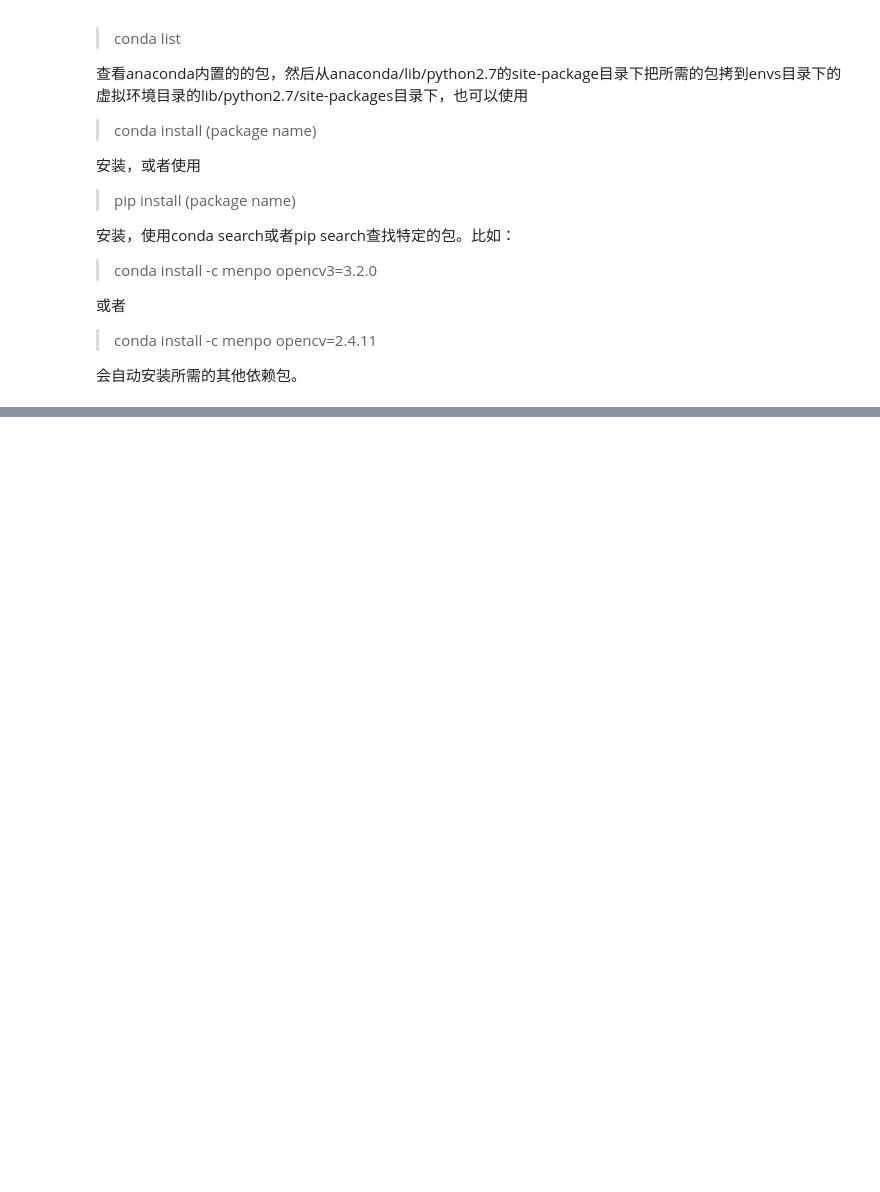
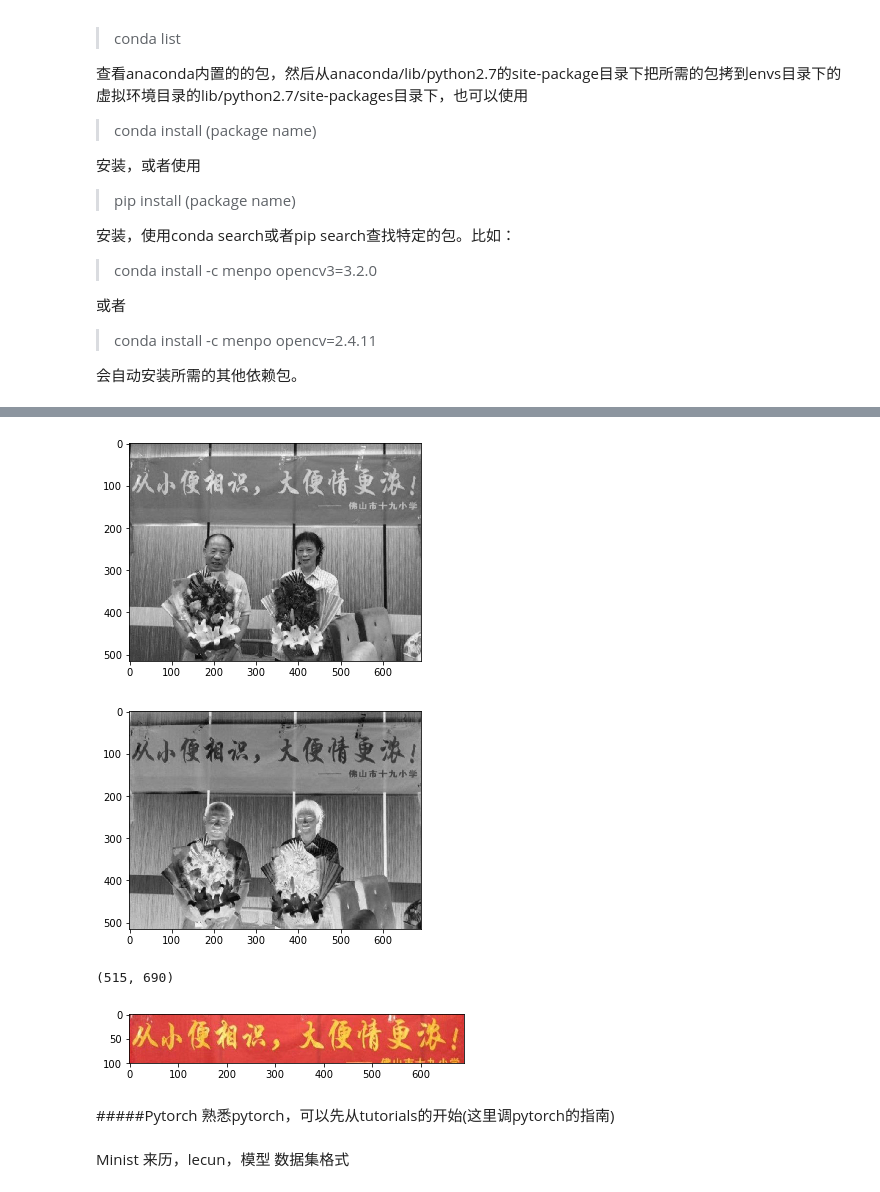
Before and after one commit to dablyo/anpr, a Jupyter notebook: minist-train.ipynb, the cells around one changed output, grey strips where cells are left out. Cells and saved outputs as stored; diff of their text form; code cells hidden in the pictures; blank space fills up the shorter version.

```diff
--- a/minist-train.ipynb
+++ b/minist-train.ipynb
@@ -134,0 +293,21 @@ Minist
+# %%
+img=cv2.cvtColor(im,cv2.COLOR_BGR2GRAY)
+imshow(img)
+imshow(255-img)
+print img.shape
+# %% [output]
+[figure, added]
+[figure, added]
+(515, 690)
+# %%
+rect=im[50:150,]
+imshow(rect)
+# %% [output]
+[figure, added]
+# %% [markdown]
+#####Pytorch
+熟悉pytorch，可以先从tutorials的开始(这里调pytorch的指南)
+# %% [markdown]
+Minist
+来历，lecun，模型
+数据集格式
```
Also changed, not shown: parts of 20 cells of this notebook, 9 other files.
